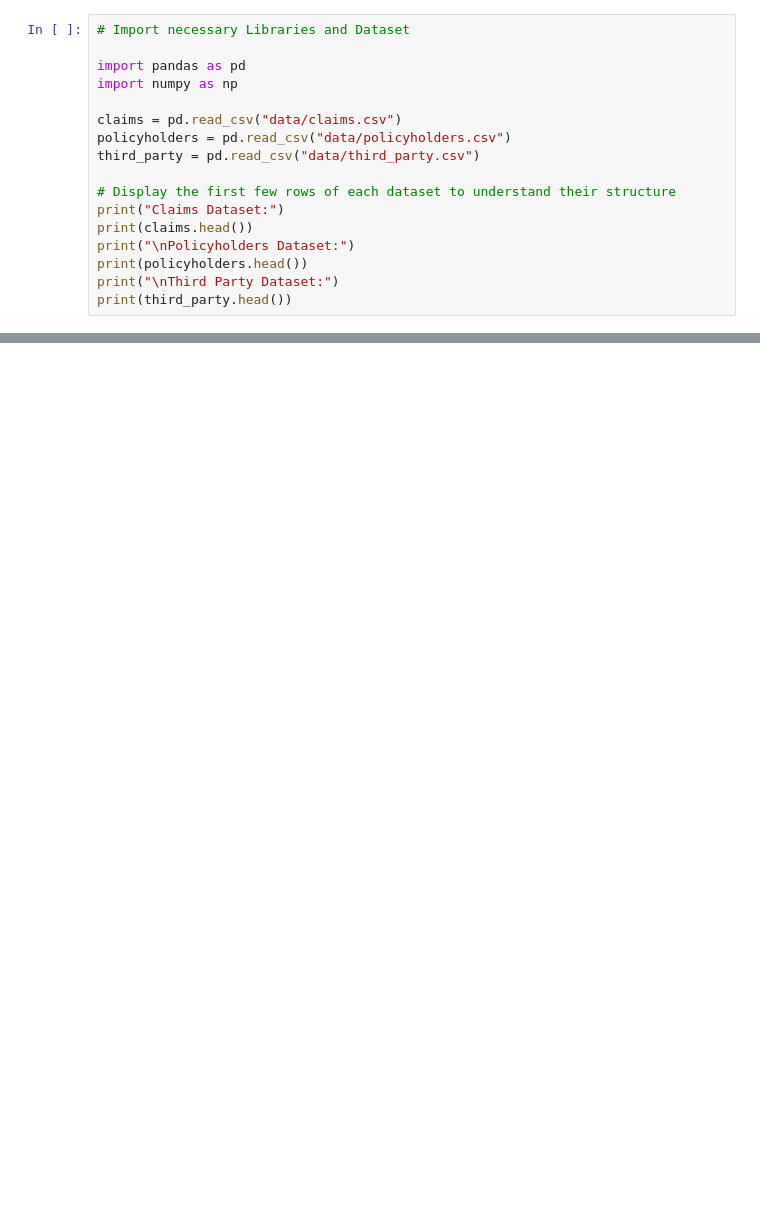
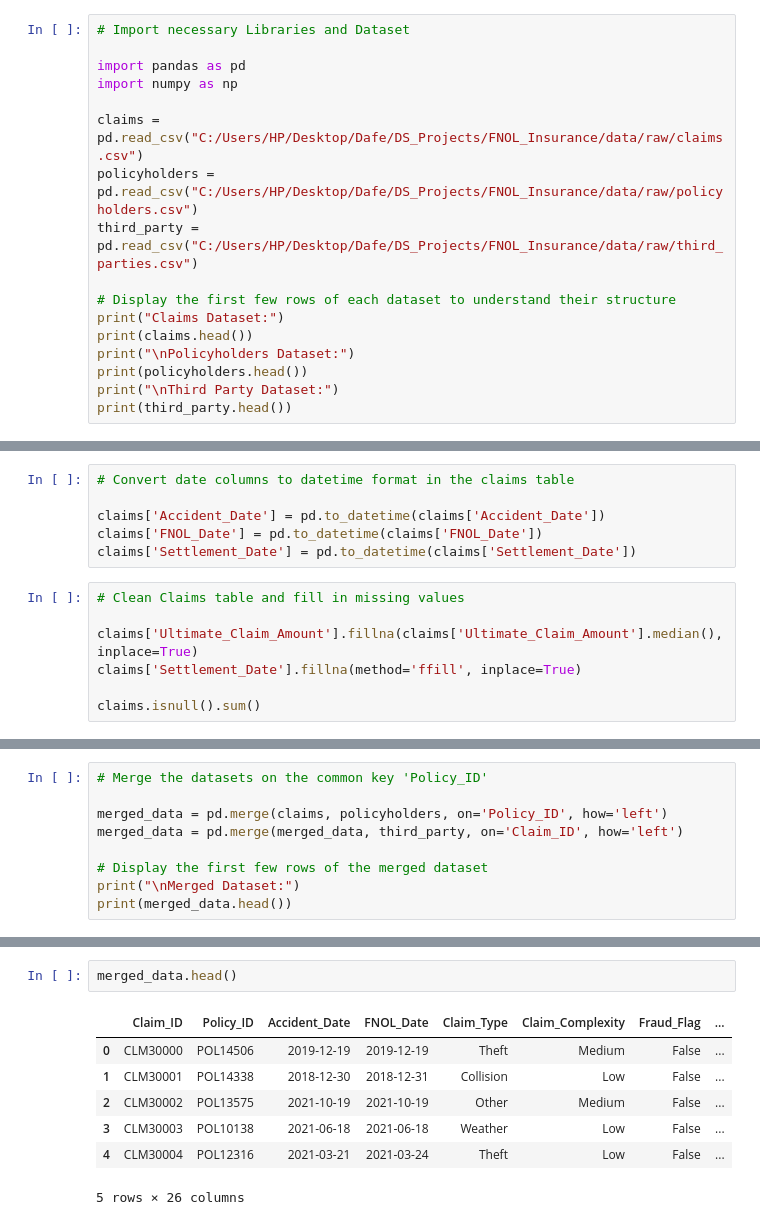
Before and after one commit to Daphey/GMA_Insurance_Project, a Jupyter notebook: notebooks/data_understanding.ipynb, the cells around one changed output, grey strips where cells are left out. Saved outputs shown, nothing was run; the diff lists cells and outputs as text; blank space fills up the shorter version.

```diff
--- a/notebooks/data_understanding.ipynb
+++ b/notebooks/data_understanding.ipynb
@@ -4,9 +4,9 @@
 import pandas as pd
 import numpy as np
 
-claims = pd.read_csv("data/claims.csv")
-policyholders = pd.read_csv("data/policyholders.csv")
-third_party = pd.read_csv("data/third_party.csv")
+claims = pd.read_csv("C:/Users/HP/Desktop/Dafe/DS_Projects/FNOL_Insurance/data/raw/claims.csv")
+policyholders = pd.read_csv("C:/Users/HP/Desktop/Dafe/DS_Projects/FNOL_Insurance/data/raw/policyholders.csv")
+third_party = pd.read_csv("C:/Users/HP/Desktop/Dafe/DS_Projects/FNOL_Insurance/data/raw/third_parties.csv")
 
 # Display the first few rows of each dataset to understand their structure
 print("Claims Dataset:")
@@ -19,0 +132,13 @@ ModuleNotFoundError: No module named 'pandas'
+# %%
+# Convert date columns to datetime format in the claims table
+
+claims['Accident_Date'] = pd.to_datetime(claims['Accident_Date'])
+claims['FNOL_Date'] = pd.to_datetime(claims['FNOL_Date'])
+claims['Settlement_Date'] = pd.to_datetime(claims['Settlement_Date'])
+# %%
+# Clean Claims table and fill in missing values
+
+claims['Ultimate_Claim_Amount'].fillna(claims['Ultimate_Claim_Amount'].median(), inplace=True)
+claims['Settlement_Date'].fillna(method='ffill', inplace=True)
+
+claims.isnull().sum()
@@ -19,0 +172,9 @@ ModuleNotFoundError: No module named 'pandas'
+# %%
+# Merge the datasets on the common key 'Policy_ID'
+
+merged_data = pd.merge(claims, policyholders, on='Policy_ID', how='left')
+merged_data = pd.merge(merged_data, third_party, on='Claim_ID', how='left')
+
+# Display the first few rows of the merged dataset
+print("\nMerged Dataset:")
+print(merged_data.head())
@@ -19,0 +199,10 @@ ModuleNotFoundError: No module named 'pandas'
+# %%
+merged_data.head()
+# %% [output]
+|  | Claim_ID | Policy_ID | Accident_Date | FNOL_Date | Claim_Type | Claim_Complexity | Fraud_Flag | ... |
+| 0 | CLM30000 | POL14506 | 2019-12-19 | 2019-12-19 | Theft | Medium | False | ... |
+| 1 | CLM30001 | POL14338 | 2018-12-30 | 2018-12-31 | Collision | Low | False | ... |
+| 2 | CLM30002 | POL13575 | 2021-10-19 | 2021-10-19 | Other | Medium | False | ... |
+| 3 | CLM30003 | POL10138 | 2021-06-18 | 2021-06-18 | Weather | Low | False | ... |
+| 4 | CLM30004 | POL12316 | 2021-03-21 | 2021-03-24 | Theft | Low | False | ... |
+5 rows × 26 columns
```
Also changed, not shown: parts of 21 cells of this notebook, 19 other files.
